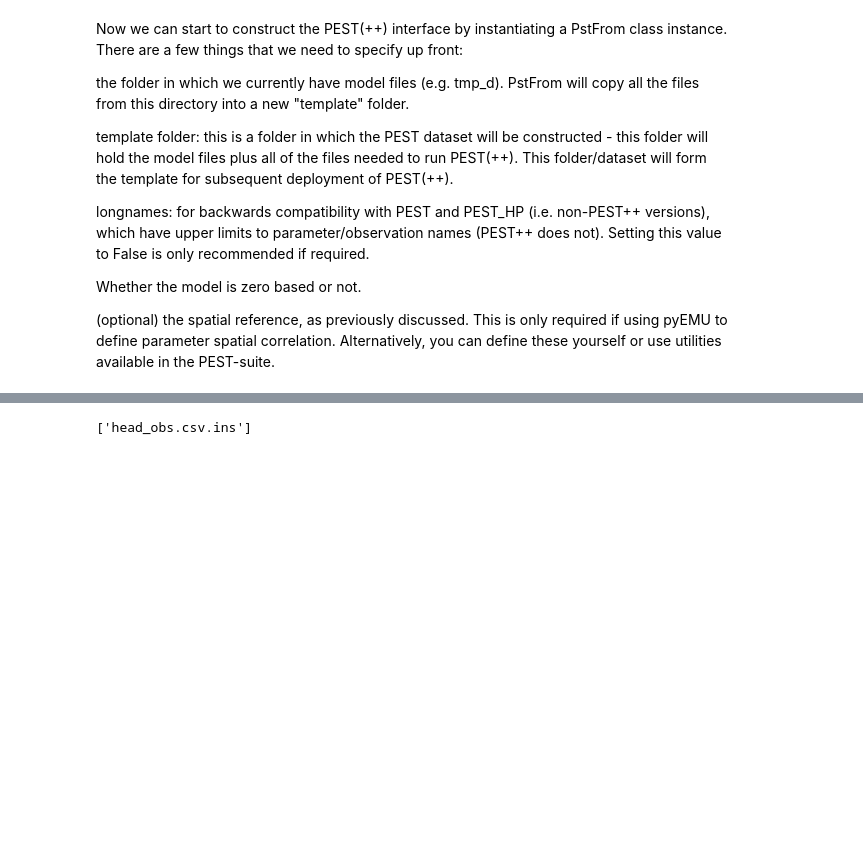
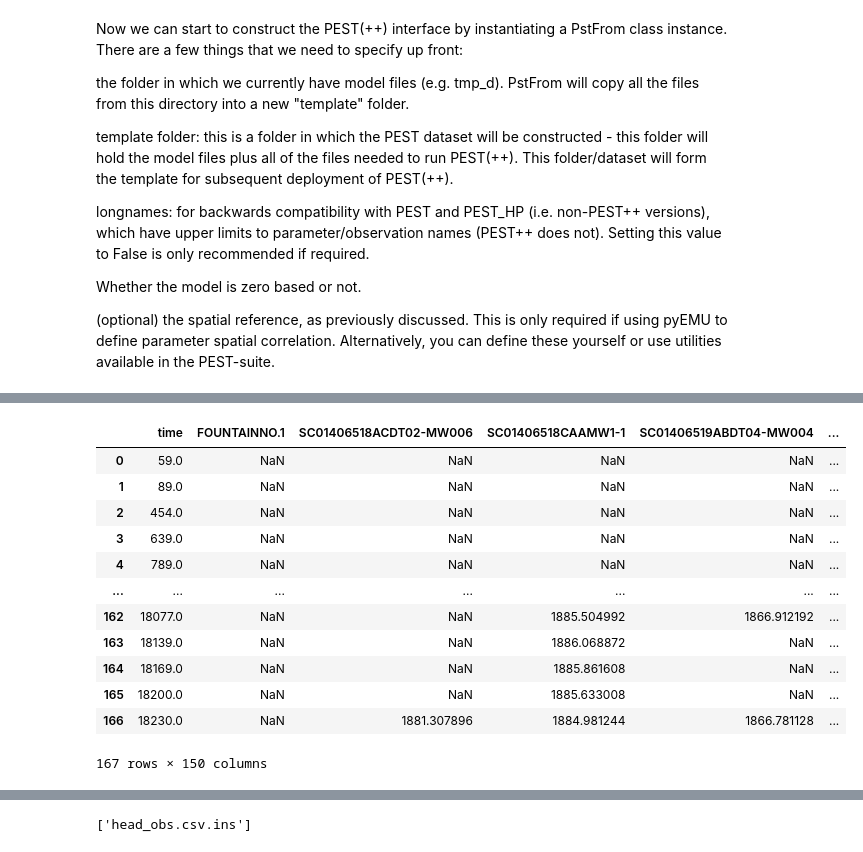
Before and after one commit to jackplogan33/peterson-modflow, a Jupyter notebook: notebooks/02-rch-calibration.ipynb, the cells around one changed output, grey strips where cells are left out. Drawn from its saved outputs; the diff is of its cells as text; code cells hidden in the pictures; blank space fills up the shorter version.

```diff
--- a/notebooks/02-rch-calibration.ipynb
+++ b/notebooks/02-rch-calibration.ipynb
@@ -135,0 +100,9 @@ hds_df.head()
+# %%
+# Function to find the closest time in mod for a given time in obs
+def find_closest_time(time, mod_times):
+    closest_time = min(mod_times, key=lambda x: abs(x - time))
+    return closest_time
+
+# Apply the function to the 'time' column in obs
+obs_df['time'] = obs_df['time'].apply(lambda x: find_closest_time(x, heads_df['time']))
+#obs_df.set_index('time', inplace=True)
@@ -135,0 +125,16 @@ hds_df.head()
+# %%
+obs_df
+# %% [output]
+|  | time | FOUNTAINNO.1 | SC01406518ACDT02-MW006 | SC01406518CAAMW1-1 | SC01406519ABDT04-MW004 | ... |
+| 0 | 59.0 | NaN | NaN | NaN | NaN | ... |
+| 1 | 89.0 | NaN | NaN | NaN | NaN | ... |
+| 2 | 454.0 | NaN | NaN | NaN | NaN | ... |
+| 3 | 639.0 | NaN | NaN | NaN | NaN | ... |
+| 4 | 789.0 | NaN | NaN | NaN | NaN | ... |
+| ... | ... | ... | ... | ... | ... | ... |
+| 162 | 18077.0 | NaN | NaN | 1885.504992 | 1866.912192 | ... |
+| 163 | 18139.0 | NaN | NaN | 1886.068872 | NaN | ... |
+| 164 | 18169.0 | NaN | NaN | 1885.861608 | NaN | ... |
+| 165 | 18200.0 | NaN | NaN | 1885.633008 | NaN | ... |
+| 166 | 18230.0 | NaN | 1881.307896 | 1884.981244 | 1866.781128 | ... |
+167 rows × 150 columns
```
Also changed, not shown: parts of 71 cells of this notebook.
